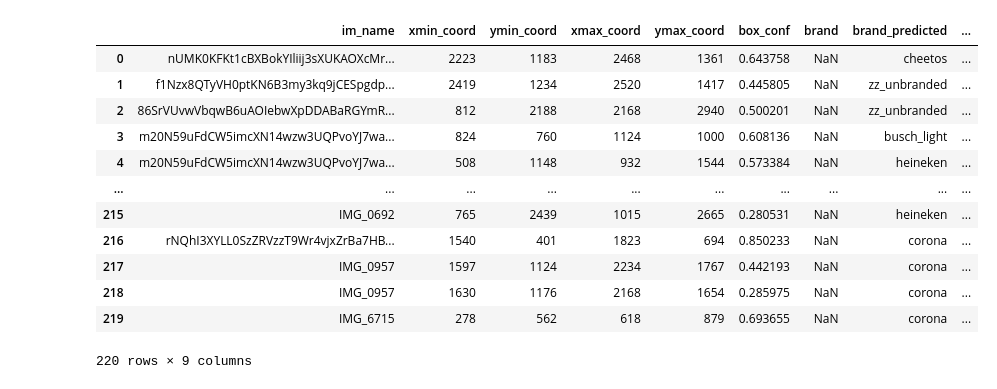
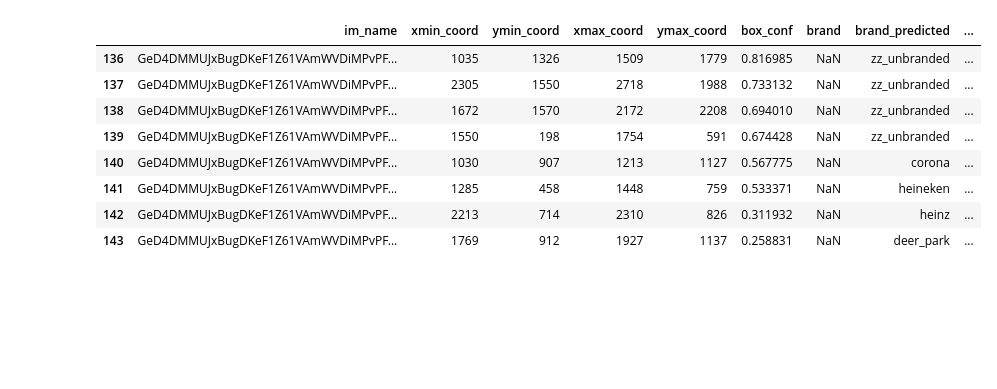
Before and after one commit to thriftypenguin/litter-imagery-brand-recognition, a Jupyter notebook: YOLO_EffNet/evaluate_the_model.ipynb, the cells around one changed output. Saved outputs shown, nothing was run; the diff lists cells and outputs as text; code cells hidden in the pictures; blank space fills up the shorter version.

```diff
--- a/YOLO_EffNet/evaluate_the_model.ipynb
+++ b/YOLO_EffNet/evaluate_the_model.ipynb
@@ -76,4 +84,4 @@ test_labels_df = pd.DataFrame({'im_name':file_names,
                                 'cent_y': lst_cent_y,
                                 'box_w': lst_box_w,
                                 'box_h': lst_box_h}, index = range(len(file_names)))
-test_labels_df
+test_labels_df['box_id'] = range(len(test_labels_df))
@@ -158,3 +158,7 @@ boxes_df.to_csv('EffNet_boxes.csv', sep='\t', index=False)
+# %%
+# Read saved predictions to not re-run the prediction job
+boxes_df_read = pd.read_csv('EffNet_boxes.csv', sep='\t')
+boxes_df_read['box_id'] = range(len(test_labels_df), len(test_labels_df) + len(boxes_df_read))
 # %%
 #def convert_ratio_to_px(im_name, x1, x2, y1, y2):
 im_name = 'GeD4DMMUJxBugDKeF1Z61VAmWVDiMPvPFl1p27s8'
@@ -163,20 +167,25 @@ file_path = os.path.join(image_path, file_name)
 im_orig = cv2.imread(file_path)
 im_h, im_w = im_orig.shape[:2]
 
-# Draw ground truth boxes
-labels_df = test_labels_df[['label', 'cent_x',	'cent_y',	'box_w',	'box_h']][test_labels_df['im_name'] == im_name]
-for box_params in labels_df.values:
-    lbl, cent_x, cent_y, box_w,	box_h = box_params
-    x1, x2 = int(im_w * cent_x - 0.5*im_w*box_w), int(im_w * cent_x + 0.5*im_w*box_w)
-    y1, y2 = int(im_h * cent_y - 0.5*im_h*box_h), int(im_h * cent_y + 0.5*im_h*box_h)
+# Draw ground truth boxes:
+#Get the slice for this image
+true_labels_df = test_labels_df[test_labels_df['im_name'] == im_name]
+#Convert the YOLO notation to coordinates
+true_labels_df['xmin_coord'] = (im_w * true_labels_df['cent_x'] - 0.5*im_w*true_labels_df['box_w']).astype(int)
+true_labels_df['xmax_coord'] = (im_w * true_labels_df['cent_x'] + 0.5*im_w*true_labels_df['box_w']).astype(int)
+true_labels_df['ymin_coord'] = (im_h * true_labels_df['cent_y'] - 0.5*im_h*true_labels_df['box_h']).astype(int)
+true_labels_df['ymax_coord'] = (im_h * true_labels_df['cent_y'] + 0.5*im_h*true_labels_df['box_h']).astype(int)
+# for each box, draw the box and label
+for box_params in true_labels_df[['label', 'xmin_coord', 'ymin_coord', 'xmax_coord', 'ymax_coord']].values:
+    lbl, x1, y1, x2, y2 = box_params
     color = (0,255,0)
     cv2.rectangle(im_orig, (x1,y1), (x2,y2), color, 15)
     cv2.putText(im_orig, lbl, (x1,y1-40), cv2.FONT_HERSHEY_SIMPLEX, 4, color, 10, cv2.LINE_AA)
     #cv2.putText(im_orig, f"Conf: {int(conf)}", (x1,y1-10), cv2.FONT_HERSHEY_SIMPLEX, 1, color, 5, cv2.LINE_AA)
 
 # Draw predicted boxes
-for box_params in pred_labels_df.values:
-    pred_labels_df = boxes_df[['brand_predicted', 'xmin_coord', 'ymin_coord', 'xmax_coord', 'ymax_coord']][boxes_df['im_name']==im_name]
+pred_labels_df = boxes_df_read[boxes_df_read['im_name']==im_name]
+for box_params in pred_labels_df[['brand_predicted', 'xmin_coord', 'ymin_coord', 'xmax_coord', 'ymax_coord']].values:
     lbl, x1, y1, x2, y2 = box_params
     color = (0,0,255)
     cv2.rectangle(im_orig, (x1,y1), (x2,y2), color, 15)
@@ -189,18 +218,13 @@ plt.show()
 [figure]
-# %%
-boxes_df_read = pd.read_csv('EffNet_boxes.csv', sep='\t')
-boxes_df_read
-# %% [output]
-|  | im_name | xmin_coord | ymin_coord | xmax_coord | ymax_coord | box_conf | brand | brand_predicted | ... |
-| 0 | nUMK0KFKt1cBXBokYIliij3sXUKAOXcMr... | 2223 | 1183 | 2468 | 1361 | 0.643758 | NaN | cheetos | ... |
-| 1 | f1Nzx8QTyVH0ptKN6B3my3kq9jCESpgdp... | 2419 | 1234 | 2520 | 1417 | 0.445805 | NaN | zz_unbranded | ... |
-| 2 | 86SrVUvwVbqwB6uAOIebwXpDDABaRGYmR... | 812 | 2188 | 2168 | 2940 | 0.500201 | NaN | zz_unbranded | ... |
-| 3 | m20N59uFdCW5imcXN14wzw3UQPvoYJ7wa... | 824 | 760 | 1124 | 1000 | 0.608136 | NaN | busch_light | ... |
-| 4 | m20N59uFdCW5imcXN14wzw3UQPvoYJ7wa... | 508 | 1148 | 932 | 1544 | 0.573384 | NaN | heineken | ... |
-| ... | ... | ... | ... | ... | ... | ... | ... | ... | ... |
-| 215 | IMG_0692 | 765 | 2439 | 1015 | 2665 | 0.280531 | NaN | heineken | ... |
-| 216 | rNQhI3XYLL0SzZRVzzT9Wr4vjxZrBa7HB... | 1540 | 401 | 1823 | 694 | 0.850233 | NaN | corona | ... |
-| 217 | IMG_0957 | 1597 | 1124 | 2234 | 1767 | 0.442193 | NaN | corona | ... |
-| 218 | IMG_0957 | 1630 | 1176 | 2168 | 1654 | 0.285975 | NaN | corona | ... |
-| 219 | IMG_6715 | 278 | 562 | 618 | 879 | 0.693655 | NaN | corona | ... |
-220 rows × 9 columns
+# %%
+pred_labels_df
+# %% [output]
+|  | im_name | xmin_coord | ymin_coord | xmax_coord | ymax_coord | box_conf | brand | brand_predicted | ... |
+| 136 | GeD4DMMUJxBugDKeF1Z61VAmWVDiMPvPF... | 1035 | 1326 | 1509 | 1779 | 0.816985 | NaN | zz_unbranded | ... |
+| 137 | GeD4DMMUJxBugDKeF1Z61VAmWVDiMPvPF... | 2305 | 1550 | 2718 | 1988 | 0.733132 | NaN | zz_unbranded | ... |
+| 138 | GeD4DMMUJxBugDKeF1Z61VAmWVDiMPvPF... | 1672 | 1570 | 2172 | 2208 | 0.694010 | NaN | zz_unbranded | ... |
+| 139 | GeD4DMMUJxBugDKeF1Z61VAmWVDiMPvPF... | 1550 | 198 | 1754 | 591 | 0.674428 | NaN | zz_unbranded | ... |
+| 140 | GeD4DMMUJxBugDKeF1Z61VAmWVDiMPvPF... | 1030 | 907 | 1213 | 1127 | 0.567775 | NaN | corona | ... |
+| 141 | GeD4DMMUJxBugDKeF1Z61VAmWVDiMPvPF... | 1285 | 458 | 1448 | 759 | 0.533371 | NaN | heineken | ... |
+| 142 | GeD4DMMUJxBugDKeF1Z61VAmWVDiMPvPF... | 2213 | 714 | 2310 | 826 | 0.311932 | NaN | heinz | ... |
+| 143 | GeD4DMMUJxBugDKeF1Z61VAmWVDiMPvPF... | 1769 | 912 | 1927 | 1137 | 0.258831 | NaN | deer_park | ... |
```
Also changed, not shown: parts of 9 cells of this notebook.
